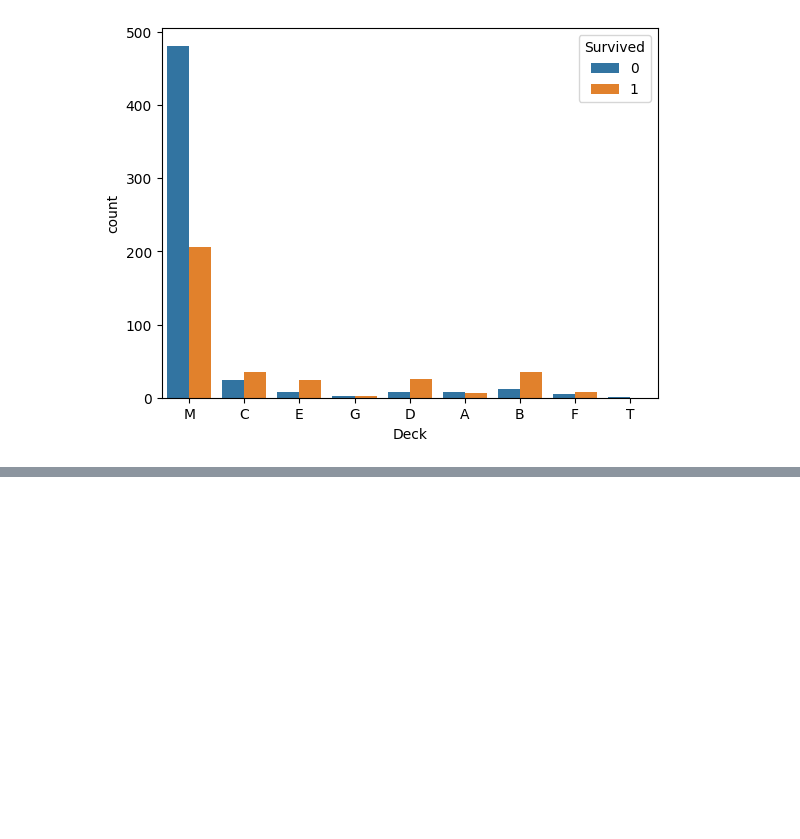
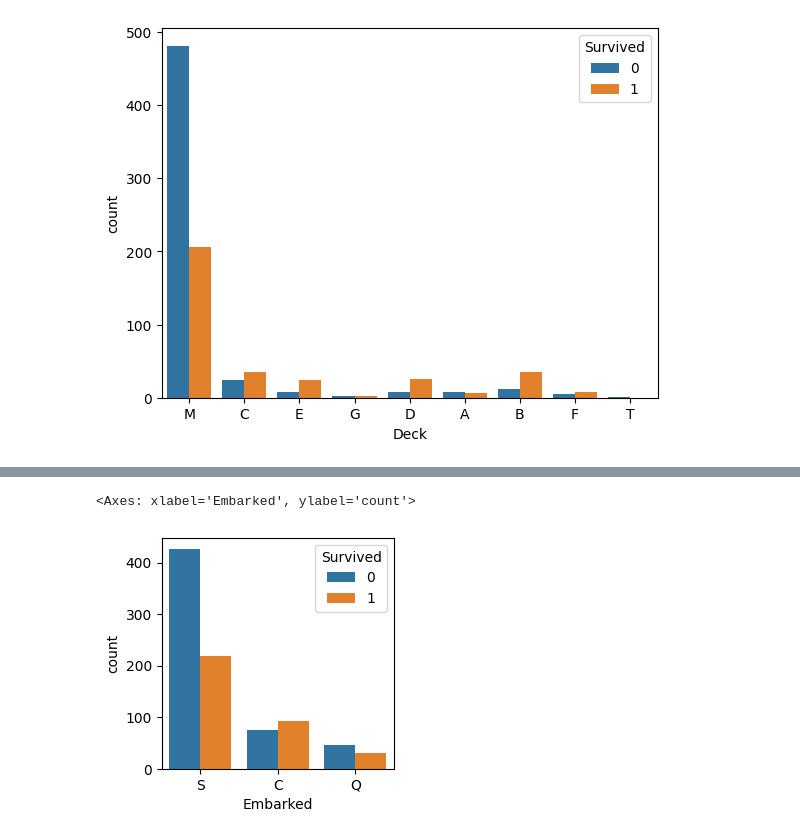
Before and after one commit to anhyunji494/python-basic, a Jupyter notebook: 5. Machine Learning/03. titanic 생존자 예측 실습.ipynb, the cells around one changed output, grey strips where cells are left out. Cells and saved outputs as stored; diff of their text form; code cells hidden in the pictures; blank space fills up the shorter version.

```diff
--- a/5. Machine Learning/03. titanic 생존자 예측 실습.ipynb
+++ b/5. Machine Learning/03. titanic 생존자 예측 실습.ipynb
@@ -658,0 +684,15 @@ sns.countplot(data=train,
+# %%
+# 탑승 항구에 따른 생존 여부
+plt.figure(figsize=(3,3))
+
+# x : Deck, hue : Pclass
+sns.countplot (data = train,
+               x= 'Embarked',
+               hue = 'Survived')
+
+# 해석 : S 항구에서 탑승한 경우 사망 확률 up
+# 해석 : C 항구에서 답승한 경우 생존 확률 up
+# 해석 : Q 항구에서 탑승한 경우 사망 확률 비교적 up
+# %% [output]
+<Axes: xlabel='Embarked', ylabel='count'>
+[figure, added]
```
Also changed, not shown: parts of 61 cells of this notebook.
